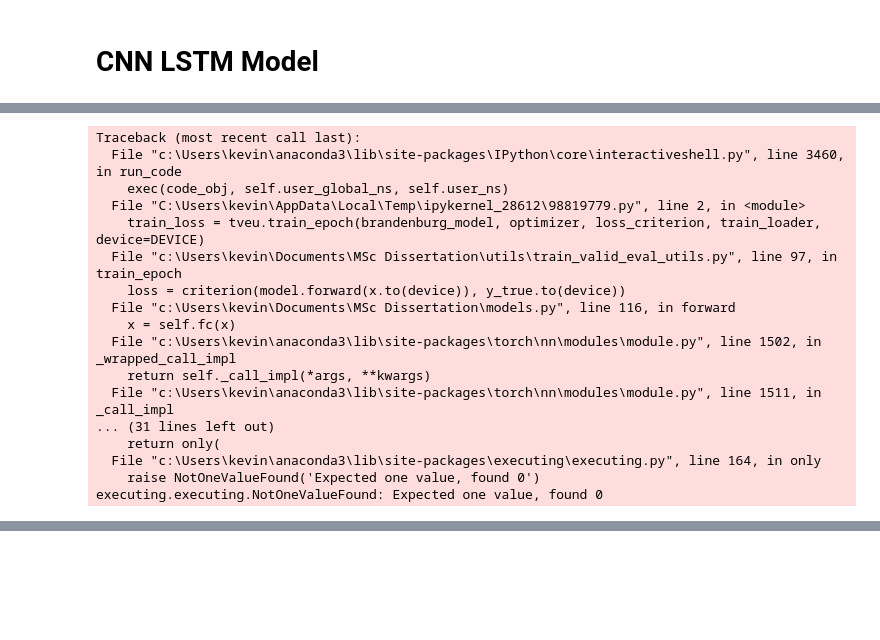
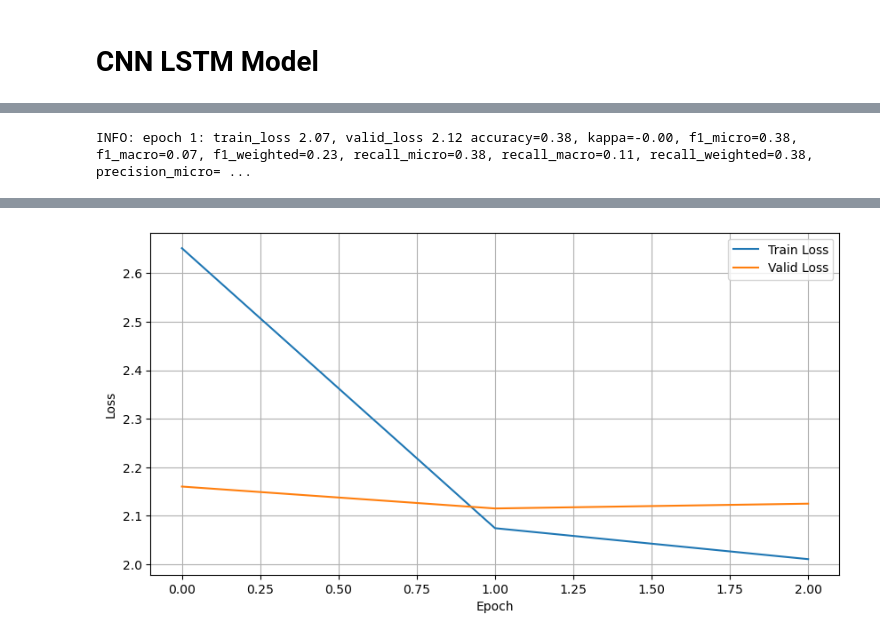
Before and after one commit to 2-4-6/RS-Classification, a Jupyter notebook: setup.ipynb, the cells around one changed output, grey strips where cells are left out. Cells and saved outputs as stored; diff of their text form; code cells hidden in the pictures; blank space fills up the shorter version.

```diff
--- a/setup.ipynb
+++ b/setup.ipynb
@@ -166,3 +201,24 @@ True
+# %%
+zipped_lists = zip(label_ids, label_names)
+sorted_pairs = sorted(zipped_lists)
+
+tuples = zip(*sorted_pairs)
+label_ids, label_names = [ list(tuple) for tuple in  tuples]
+# %%
+#Get data transformer for S2 images
+sentinel_2_transformer=Sentinel2Transform()
+
+#Initialize data reader for S2 images
+s2_reader = S2Reader(input_dir=south_africa_s2_train_dir_1,
+                             label_dir=south_africa_tr_labels_dir_1,
+                             label_ids=label_ids,
+                             transform=sentinel_2_transformer.transform,
+                             min_area_to_ignore=1000)
+
+#Initialize data loaders
+data_loader=DataLoader(train_val_reader=s2_reader, validation_split=0.25)
+train_loader=data_loader.get_train_loader(batch_size=8, num_workers=1)
+valid_loader=data_loader.get_validation_loader(batch_size=8, num_workers=1)
 # %% [markdown]
 # CNN LSTM Model
 # %%
@@ -171,12 +227,12 @@ import importlib
 
 importlib.reload(models)
 
-INPUT_DIM = 2
+INPUT_DIM = 5
 DEVICE = 'cuda'
 #sequence lenth = 144 total?
 SEQUENCE_LENGTH=140
 START_EPOCH=0
-TOTAL_EPOCH=1
+TOTAL_EPOCH=3
 
 # models.test()
 
@@ -221,6 +276,9 @@ if os.path.exists(snapshot_path):
     brandenburg_model.load_state_dict(checkpoint["model_state"])
     print(f"INFO: Resuming from {snapshot_path}, epoch {START_EPOCH}")
 # %%
+train_losses = []
+valid_losses = []
+
 for epoch in range(START_EPOCH, TOTAL_EPOCH):
     train_loss = tveu.train_epoch(brandenburg_model, optimizer, loss_criterion, train_loader, device=DEVICE)
     valid_loss, y_true, y_pred, *_ = tveu.validation_epoch(brandenburg_model, loss_criterion, valid_loader, device=DEVICE)
@@ -232,6 +290,9 @@ for epoch in range(START_EPOCH, TOTAL_EPOCH):
 
     valid_loss = valid_loss.cpu().detach().numpy()[0]
     train_loss = train_loss.cpu().detach().numpy()[0]
+
+    train_losses.append(train_loss)
+    valid_losses.append(valid_loss)
 
     scores["epoch"] = epoch
     scores["train_loss"] = train_loss
@@ -260,4 +321,13 @@ for epoch in range(START_EPOCH, TOTAL_EPOCH):
             shutil.copy(snapshot_path, best_model)
 
     print(f"INFO: epoch {epoch}: train_loss {train_loss:.2f}, valid_loss {valid_loss:.2f} " + scores_msg)
+
+plt.figure(figsize=(10, 5))
+plt.plot(range(START_EPOCH, TOTAL_EPOCH), train_losses, label='Train Loss')
+plt.plot(range(START_EPOCH, TOTAL_EPOCH), valid_losses, label='Valid Loss')
+plt.xlabel('Epoch')
+plt.ylabel('Loss')
+plt.legend()
+plt.grid(True)
+plt.show()
 # %% [output]
@@ -265,17 +335 @@ Unexpected exception formatting exception. Falling back to standard exception
-Traceback (most recent call last):
-  File "c:\Users\kevin\anaconda3\lib\site-packages\IPython\core\interactiveshell.py", line 3460, in run_code
-    exec(code_obj, self.user_global_ns, self.user_ns)
-  File "C:\Users\kevin\AppData\Local\Temp\ipykernel_28612\98819779.py", line 2, in <module>
-    train_loss = tveu.train_epoch(brandenburg_model, optimizer, loss_criterion, train_loader, device=DEVICE)
-  File "c:\Users\kevin\Documents\MSc Dissertation\utils\train_valid_eval_utils.py", line 97, in train_epoch
-    loss = criterion(model.forward(x.to(device)), y_true.to(device))
-  File "c:\Users\kevin\Documents\MSc Dissertation\models.py", line 116, in forward
-    x = self.fc(x)
-  File "c:\Users\kevin\anaconda3\lib\site-packages\torch\nn\modules\module.py", line 1502, in _wrapped_call_impl
-    return self._call_impl(*args, **kwargs)
-  File "c:\Users\kevin\anaconda3\lib\site-packages\torch\nn\modules\module.py", line 1511, in _call_impl
-... (31 lines left out)
-    return only(
-  File "c:\Users\kevin\anaconda3\lib\site-packages\executing\executing.py", line 164, in only
-    raise NotOneValueFound('Expected one value, found 0')
-executing.executing.NotOneValueFound: Expected one value, found 0
+INFO: epoch 1: train_loss 2.07, valid_loss 2.12 accuracy=0.38, kappa=-0.00, f1_micro=0.38, f1_macro=0.07, f1_weighted=0.23, recall_micro=0.38, recall_macro=0.11, recall_weighted=0.38, precision_micro= ...
@@ -281,0 +337 @@ executing.executing.NotOneValueFound: Expected one value, found 0
+[figure, added]
```
Also changed, not shown: parts of 11 cells of this notebook, 2 other files.
